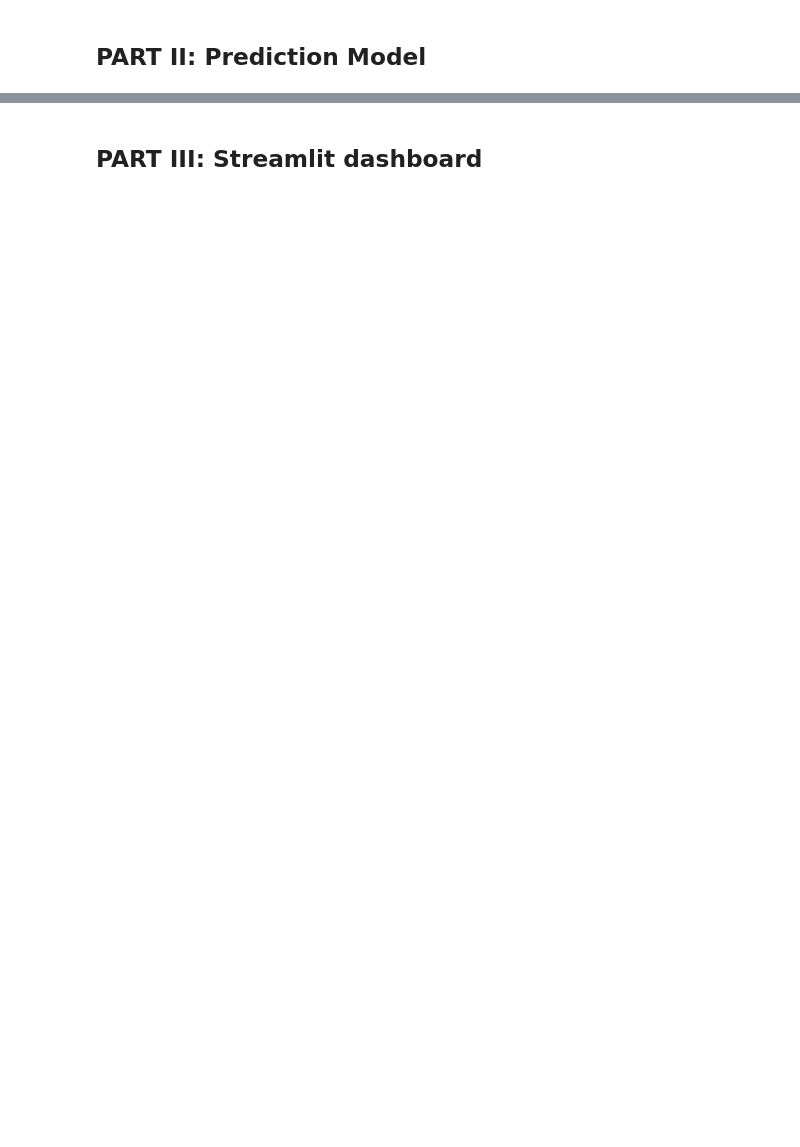
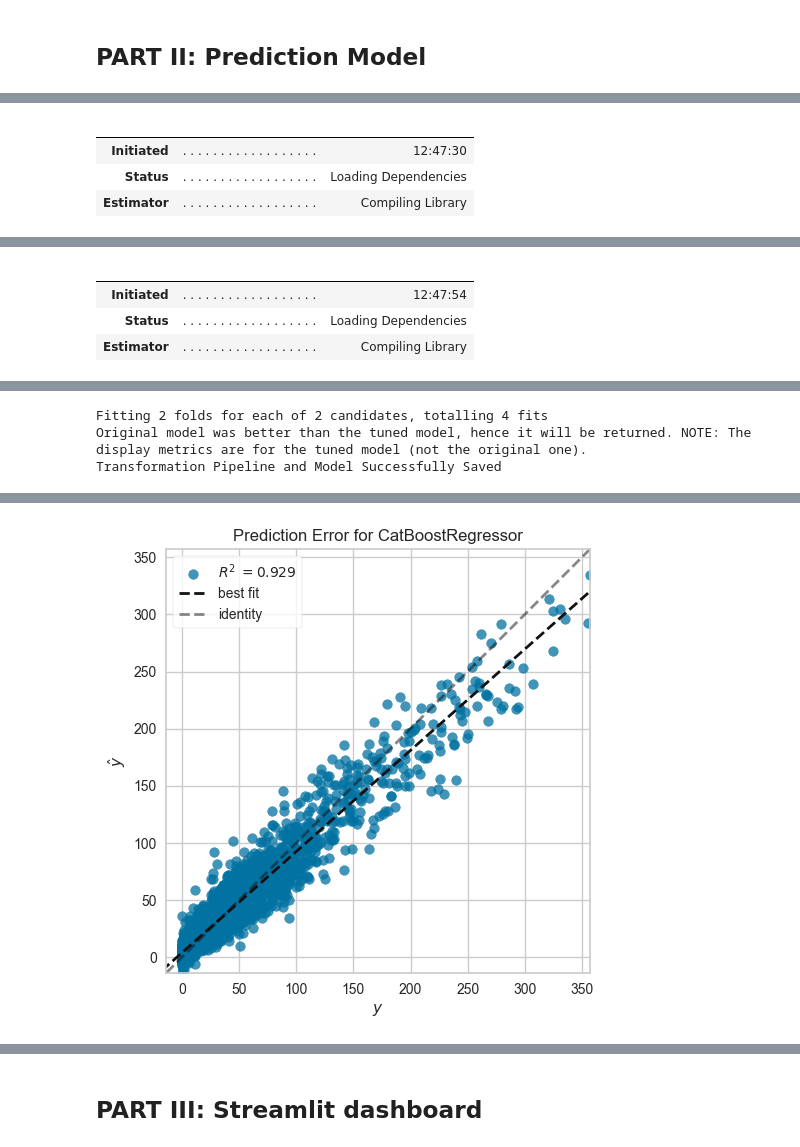
Before and after one commit to jcuenca972/mbd_python2, a Jupyter notebook: Group1_Notebook_Assignment2.ipynb, the cells around one changed output, grey strips where cells are left out. Drawn from its saved outputs; the diff is of its cells as text; code cells hidden in the pictures; blank space fills up the shorter version.

```diff
--- a/Group1_Notebook_Assignment2.ipynb
+++ b/Group1_Notebook_Assignment2.ipynb
@@ -384,0 +435,12 @@ bike_data['hum'] = bike_data.apply(
+# %%
+model_casual = create_model("catboost")
+tuned_model_casual = tune_model(model_casual, optimize = "MAE", fold= 2, n_iter= 2)
+final_model_casual = finalize_model(tuned_model_casual)
+save_model(final_model_casual, 'cnt_model_casual')
+plot_model(final_model_casual, plot='error')
+# %% [output]
+|  |  |  |
+|  |  |  |
+| Initiated | . . . . . . . . . . . . . . . . . . | 12:47:30 |
+| Status | . . . . . . . . . . . . . . . . . . | Loading Dependencies |
+| Estimator | . . . . . . . . . . . . . . . . . . | Compiling Library |
@@ -384,0 +448,5 @@ bike_data['hum'] = bike_data.apply(
+|  |  |  |
+|  |  |  |
+| Initiated | . . . . . . . . . . . . . . . . . . | 12:47:54 |
+| Status | . . . . . . . . . . . . . . . . . . | Loading Dependencies |
+| Estimator | . . . . . . . . . . . . . . . . . . | Compiling Library |
@@ -384,0 +454,3 @@ bike_data['hum'] = bike_data.apply(
+Fitting 2 folds for each of 2 candidates, totalling 4 fits
+Original model was better than the tuned model, hence it will be returned. NOTE: The display metrics are for the tuned model (not the original one).
+Transformation Pipeline and Model Successfully Saved
@@ -384,0 +458 @@ bike_data['hum'] = bike_data.apply(
+[figure, added]
```
Also changed, not shown: parts of 50 cells of this notebook, 2 other files.
